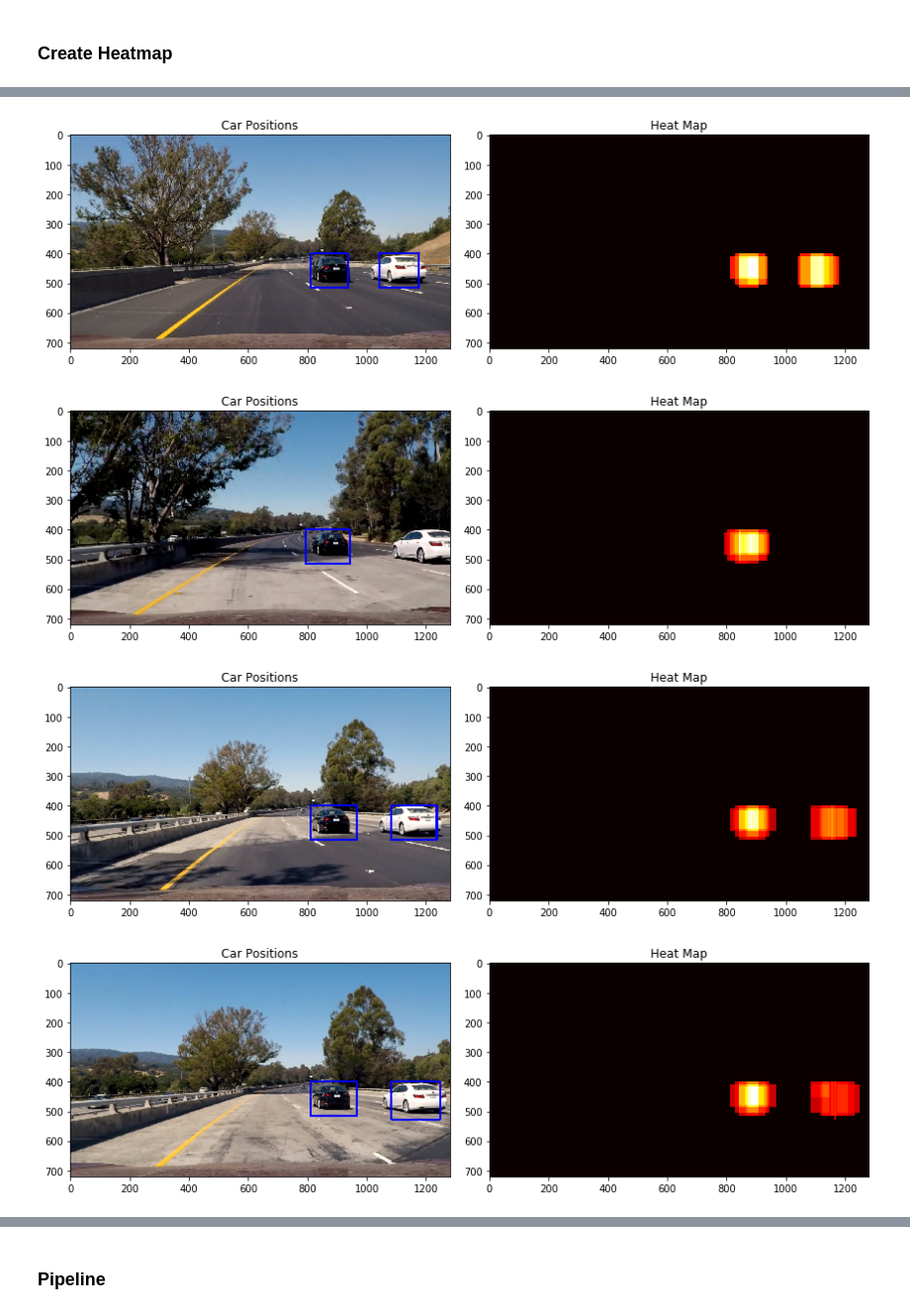
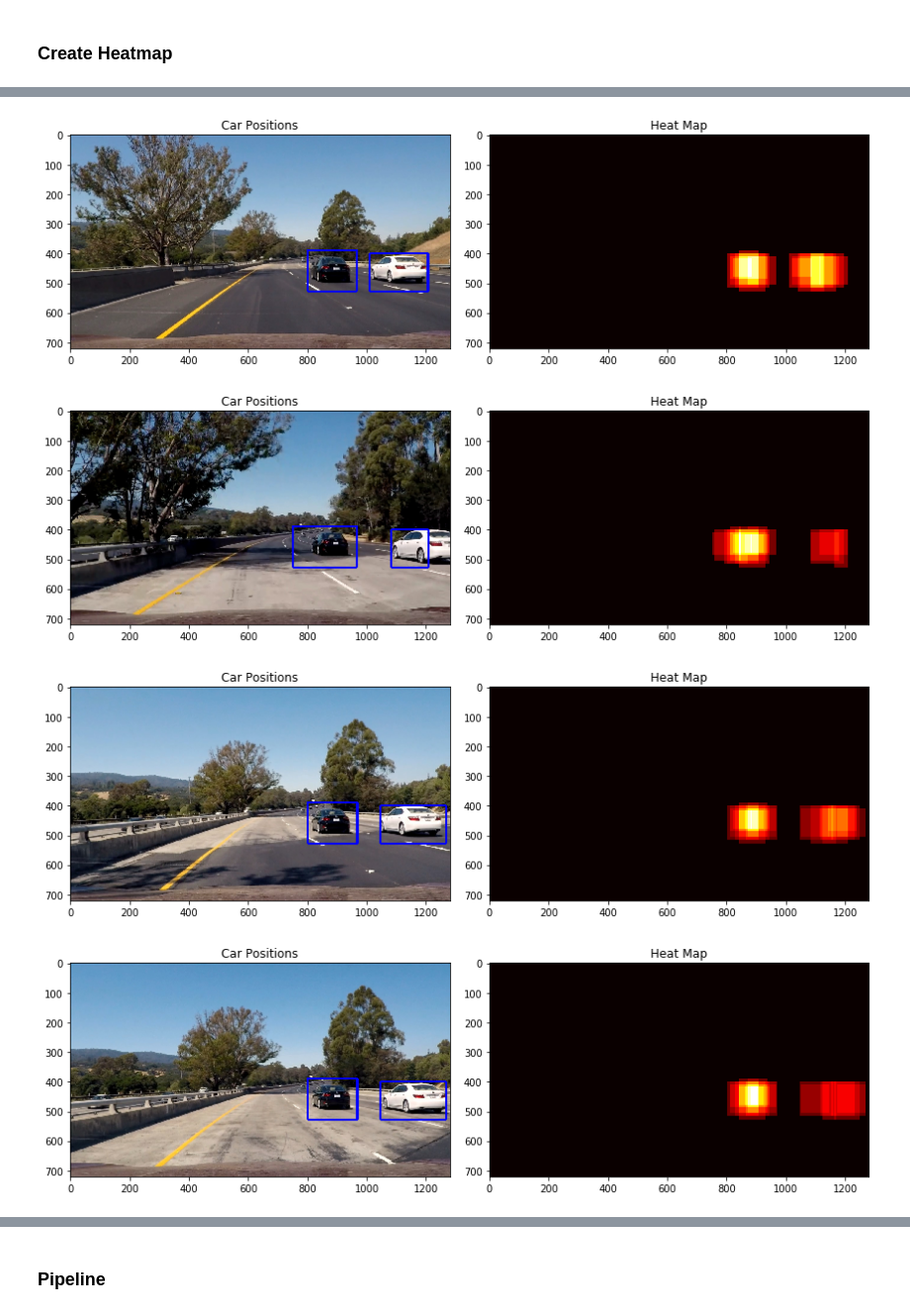
Before and after one commit to lcyyork/CarND-Vehicle-Detection, a Jupyter notebook: car_detection.ipynb, the cells around one changed output, grey strips where cells are left out. Shown at 99% size. Saved outputs shown, nothing was run; the diff lists cells and outputs as text; code cells hidden in the pictures.

```diff
--- a/car_detection.ipynb
+++ b/car_detection.ipynb
@@ -207,15 +207,13 @@ plot_hog(img_noncar, hog_noncar, "Noncar Image")
 def car_noncar_features(car_img_files, noncar_img_files,
                         cspace='RGB', spatial_size=32, hist_bins=32, hist_range=(0, 256),
                         orient=15, pix_per_cell=8, cell_per_block=2, hog_channel=0,
-                        show_time=True, keep_prob=0.5):
-    ncar = int(keep_prob * len(car_img_files))
-    nnoncar = int(keep_prob * len(noncar_img_files))
+                        show_time=True):
 
     with Timer("Extract Features", show=show_time) as t:
-        car_features = extract_features(np.random.choice(car_img_files, ncar), cspace,
+        car_features = extract_features(car_img_files, cspace,
                                         spatial_size, hist_bins, hist_range,
                                         orient, pix_per_cell, cell_per_block, hog_channel)
-        noncar_features = extract_features(np.random.choice(noncar_img_files, nnoncar), cspace,
+        noncar_features = extract_features(noncar_img_files, cspace,
                                            spatial_size, hist_bins, hist_range,
                                            orient, pix_per_cell, cell_per_block, hog_channel)
     return car_features, noncar_features
@@ -431,5 +442,14 @@ Accuracy on test set: 0.9916
 # %%
 # Final parameters
+
+keep_prob_car = 0.20
+ncar = int(keep_prob_car * len(car_img_files))
+
+keep_prob_noncar = 0.21
+nnoncar = int(keep_prob_noncar * len(noncar_img_files))
+
+car_img_files = np.random.choice(car_img_files, ncar)
+noncar_img_files = np.random.choice(noncar_img_files, nnoncar)
 
 cspace = 'YUV'
 
@@ -454,7 +474,7 @@ print ("{:20s} {:>8d}".format("Hist Bins", hist_bins))
 car_features, noncar_features = car_noncar_features(car_img_files, noncar_img_files,
                                                     cspace, spatial_size, hist_bins,
                                                     orient=orient, pix_per_cell=pix_per_cell,
-                                                    hog_channel=hog_channel, keep_prob=0.25)
+                                                    hog_channel=hog_channel)
 
 X_train, X_test, y_train, y_test, X_scaler = split_data(car_features, noncar_features)
 
@@ -672,35 +692,35 @@ for f in glob.glob('./test_images/*.jpg'):
     bboxes = []
 
     for ystart, ystop, scale in window_triplet:
         out_img, bbox = find_cars(img, ystart, ystop, scale, clf, X_scaler, cspace,
                                   hog_channel, orient, pix_per_cell, cell_per_block, spatial_size, hist_bins)
         bboxes.extend(bbox)
 
 
     # Add heat to each box in box list
     heat = add_heat(heat, bboxes)
 
     # Apply threshold to help remove false positives
-    heat = apply_threshold(heat, 3)
+    heat = apply_threshold(heat, 1)
 
     # Visualize the heatmap when displaying
     heatmap = np.clip(heat, 0, 255)
 
     # Find final boxes from heatmap using label function
     labels = label(heatmap)
     draw_img = draw_labeled_bboxes(np.copy(img), labels)
 
     fig = plt.figure(figsize=(12,9))
     ax1 = plt.subplot(121)
     ax1.imshow(draw_img)
     ax1.set_title('Car Positions')
     ax2 = plt.subplot(122)
     ax2.imshow(heatmap, cmap='hot')
     ax2.set_title('Heat Map')
     fig.tight_layout()
     plt.show()
 # %% [output]
-[figure, old version]
+[figure, new version]
-[figure, old version]
+[figure, new version]
-[figure, old version]
+[figure, new version]
-[figure, old version]
+[figure, new version]
```
Also changed, not shown: parts of 15 cells of this notebook, 4 other files.
